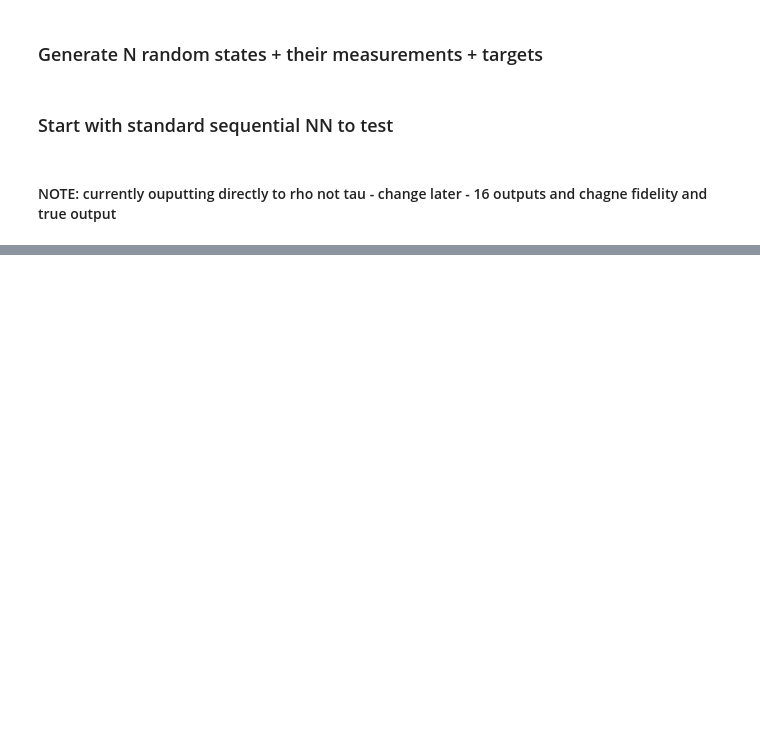
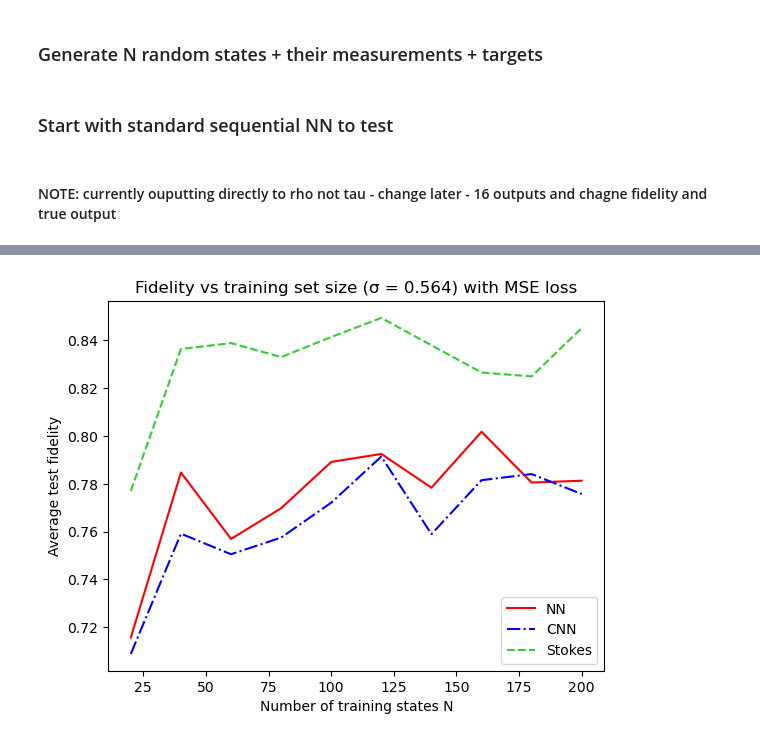
Before and after one commit to Charlow88/Masters-Project, a Jupyter notebook: tasks/NN_predict state_(Week_5)/Reconstruction_NN.ipynb, the cells around one changed output, grey strips where cells are left out. Saved outputs shown, nothing was run; the diff lists cells and outputs as text; code cells hidden in the pictures; blank space fills up the shorter version.

```diff
--- a/tasks/NN_predict state_(Week_5)/Reconstruction_NN.ipynb
+++ b/tasks/NN_predict state_(Week_5)/Reconstruction_NN.ipynb
@@ -300,0 +539,18 @@ plt.show()
+# %%
+### Running CNN experiments over N_list
+
+avg_fids_cnn = []
+avg_fids_stokes_cnn = []
+avg_fids_cnn_fid_loss = []
+
+for N in N_list:
+    print(f"\n=== Running CNN experiment for N = {N} ===")
+    fid_cnn, fid_stokes_c = train_and_eval_for_N_cnn(
+        N, P, sigma, loss_type="mse", n_epochs=1200, lr=1e-3
+    )
+    fid_cnn_fid_loss, _ = train_and_eval_for_N_cnn(
+        N, P, sigma, loss_type="fidelity", n_epochs=1200, lr=1e-3
+    )
+    avg_fids_cnn.append(fid_cnn)
+    avg_fids_stokes_cnn.append(fid_stokes_c)
+    avg_fids_cnn_fid_loss.append(fid_cnn_fid_loss)
@@ -300,0 +575,15 @@ plt.show()
+# %%
+### Comparing NN, CNN and Stokes
+
+plt.figure()
+plt.plot(N_list, avg_fids_nn,     label='NN',     linestyle='-', color='red')
+plt.plot(N_list, avg_fids_cnn,    label='CNN',    linestyle='-.', color='blue')
+plt.plot(N_list, avg_fids_stokes, label='Stokes', linestyle='--', color='limegreen')
+
+plt.xlabel("Number of training states N")
+plt.ylabel("Average test fidelity")
+plt.title(f"Fidelity vs training set size (σ = {sigma}) with MSE loss")
+plt.legend()
+plt.show()
+# %% [output]
+[figure, added]
```
Also changed, not shown: parts of 24 cells of this notebook, 3 other files.
